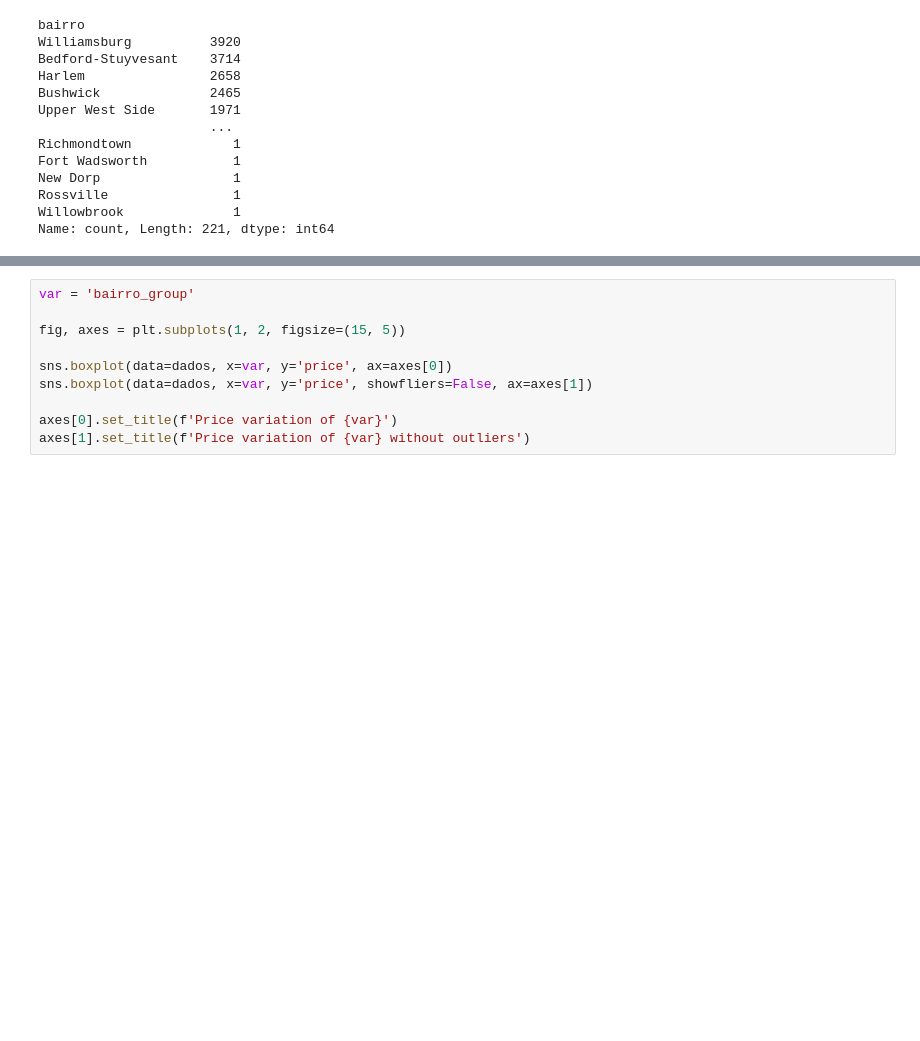
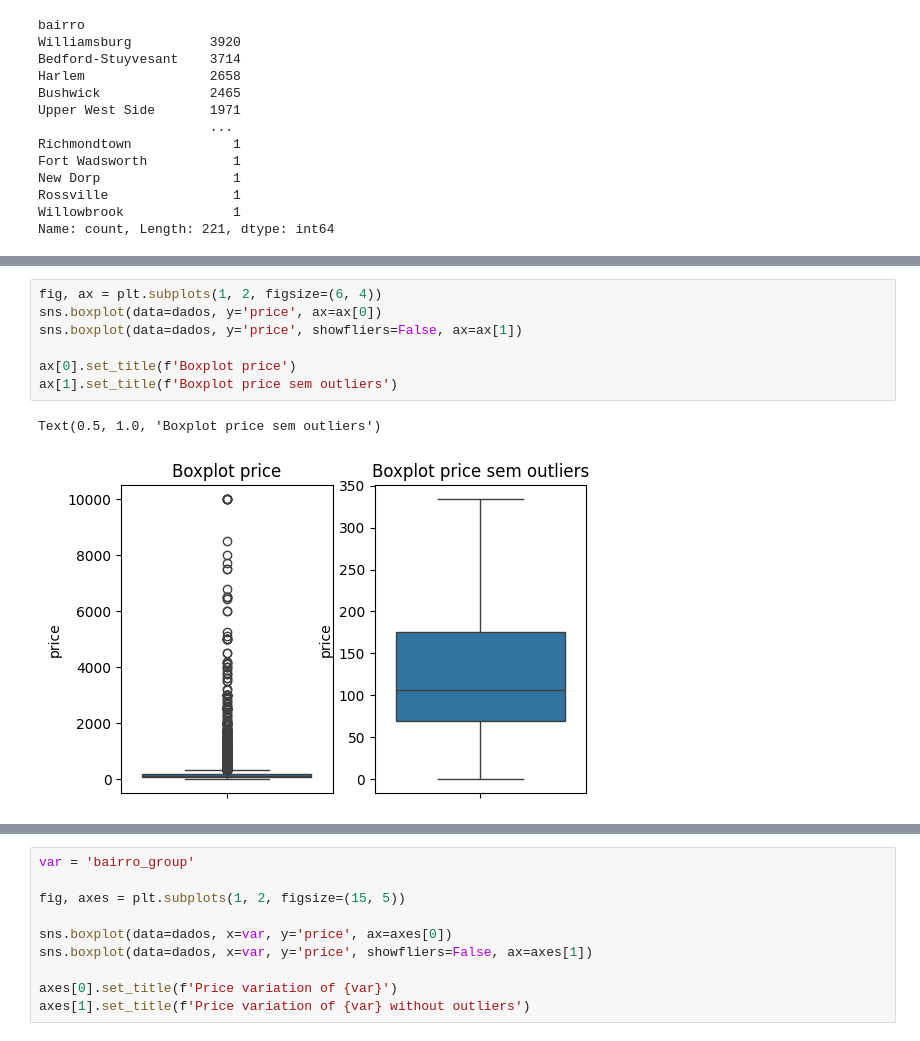
Before and after one commit to ismaalves/Desafio_Indicium, a Jupyter notebook: EDA.ipynb, the cells around one changed output, grey strips where cells are left out. Cells and saved outputs as stored; diff of their text form; blank space fills up the shorter version.

```diff
--- a/EDA.ipynb
+++ b/EDA.ipynb
@@ -323,0 +255,10 @@ Name: disponibilidade_365, dtype: int64
+# %%
+fig, ax = plt.subplots(1, 2, figsize=(6, 4))
+sns.boxplot(data=dados, y='price', ax=ax[0])
+sns.boxplot(data=dados, y='price', showfliers=False, ax=ax[1])
+
+ax[0].set_title(f'Boxplot price')
+ax[1].set_title(f'Boxplot price sem outliers')
+# %% [output]
+Text(0.5, 1.0, 'Boxplot price sem outliers')
+[figure, added]
```
Also changed, not shown: parts of 84 cells of this notebook, 1 other file.
